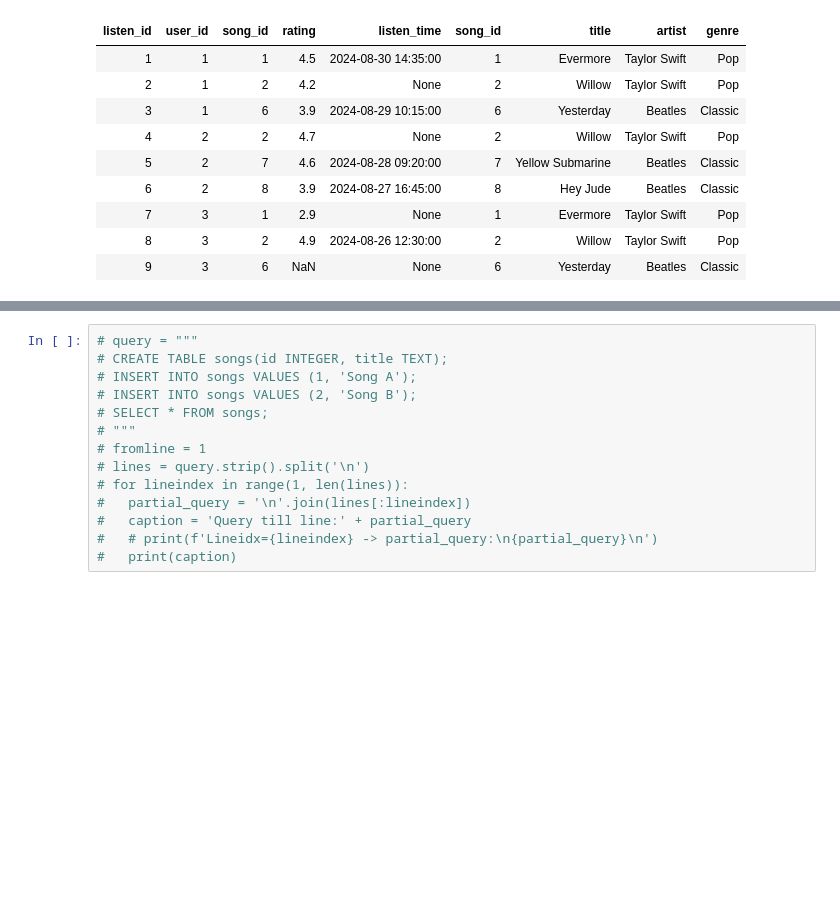
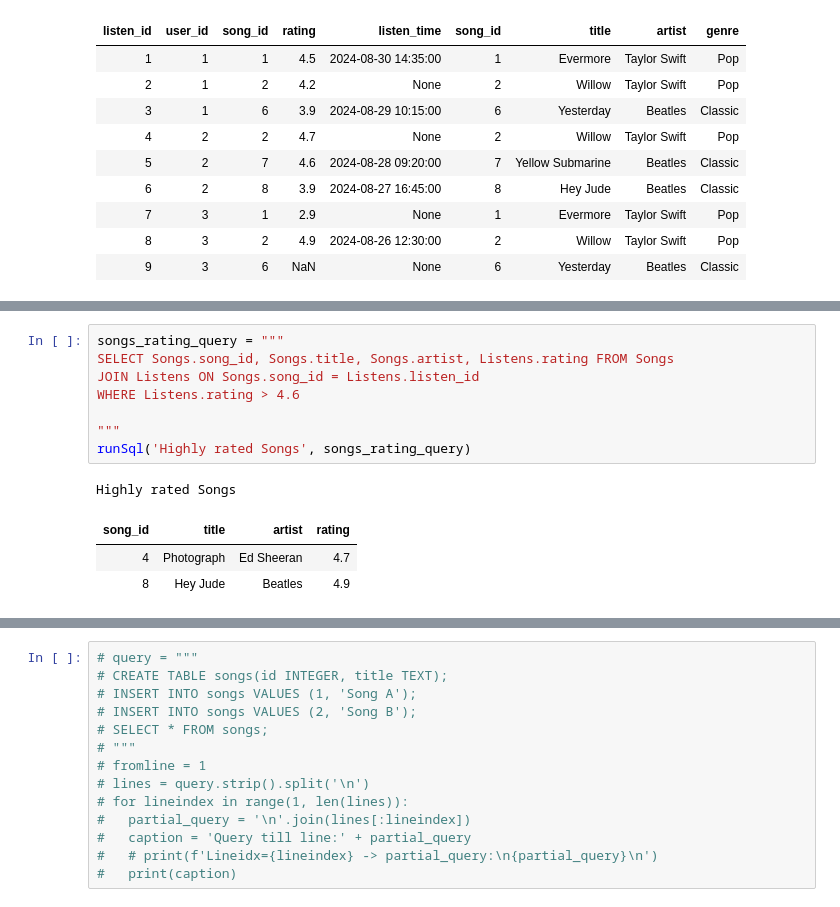
Before and after one commit to sanjayparajuli/colab, a Jupyter notebook: sqlite.ipynb, the cells around one changed output, grey strips where cells are left out. Cells and saved outputs as stored; diff of their text form; blank space fills up the shorter version.

```diff
--- a/sqlite.ipynb
+++ b/sqlite.ipynb
@@ -432,0 +471,13 @@ Left join from the songs
+# %%
+songs_rating_query = """
+SELECT Songs.song_id, Songs.title, Songs.artist, Listens.rating FROM Songs
+JOIN Listens ON Songs.song_id = Listens.listen_id
+WHERE Listens.rating > 4.6
+
+"""
+runSql('Highly rated Songs', songs_rating_query)
+# %% [output]
+Highly rated Songs
+| song_id | title | artist | rating |
+| 4 | Photograph | Ed Sheeran | 4.7 |
+| 8 | Hey Jude | Beatles | 4.9 |
```
Also changed, not shown: parts of 4 cells of this notebook.
